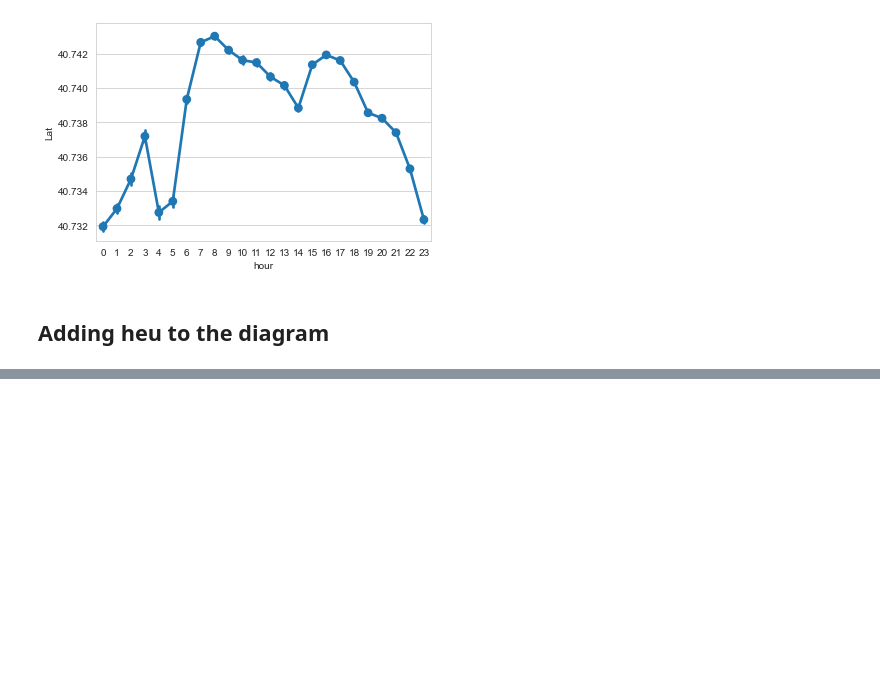
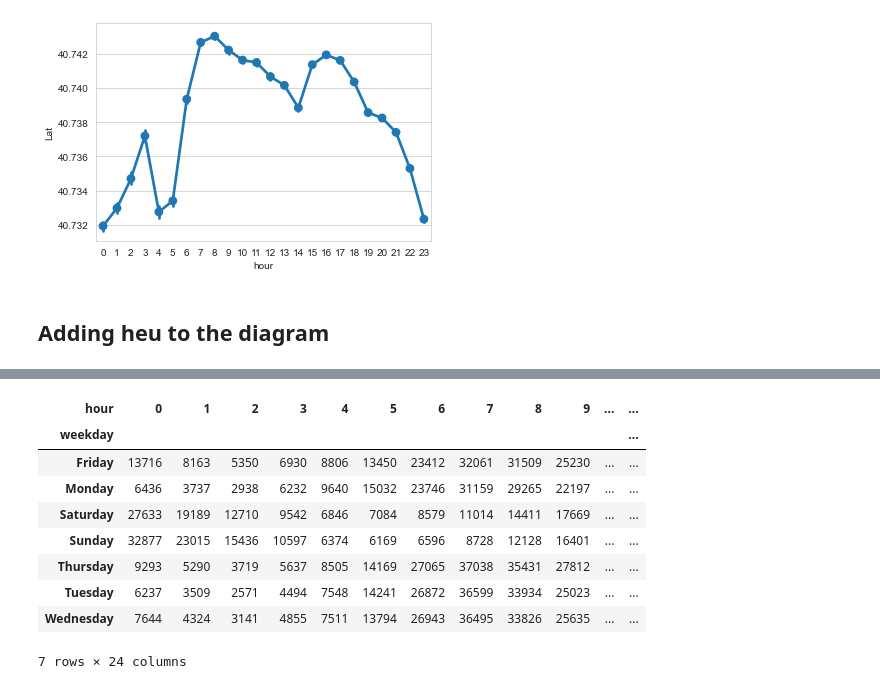
Before and after one commit to Ifegwu/data-analytics, a Jupyter notebook: data-multiple-sources.ipynb, the cells around one changed output, grey strips where cells are left out. Saved outputs shown, nothing was run; the diff lists cells and outputs as text; code cells hidden in the pictures; blank space fills up the shorter version.

```diff
--- a/data-multiple-sources.ipynb
+++ b/data-multiple-sources.ipynb
@@ -330,0 +358,14 @@ sns.lineplot(x='month', y='Date/Time', hue='Base', date=base)
+# %%
+pivot=by_cross.unstack()
+pivot
+# %% [output]
+| hour | 0 | 1 | 2 | 3 | 4 | 5 | 6 | 7 | 8 | 9 | ... | ... |
+| weekday |  |  |  |  |  |  |  |  |  |  |  | ... |
+| Friday | 13716 | 8163 | 5350 | 6930 | 8806 | 13450 | 23412 | 32061 | 31509 | 25230 | ... | ... |
+| Monday | 6436 | 3737 | 2938 | 6232 | 9640 | 15032 | 23746 | 31159 | 29265 | 22197 | ... | ... |
+| Saturday | 27633 | 19189 | 12710 | 9542 | 6846 | 7084 | 8579 | 11014 | 14411 | 17669 | ... | ... |
+| Sunday | 32877 | 23015 | 15436 | 10597 | 6374 | 6169 | 6596 | 8728 | 12128 | 16401 | ... | ... |
+| Thursday | 9293 | 5290 | 3719 | 5637 | 8505 | 14169 | 27065 | 37038 | 35431 | 27812 | ... | ... |
+| Tuesday | 6237 | 3509 | 2571 | 4494 | 7548 | 14241 | 26872 | 36599 | 33934 | 25023 | ... | ... |
+| Wednesday | 7644 | 4324 | 3141 | 4855 | 7511 | 13794 | 26943 | 36495 | 33826 | 25635 | ... | ... |
+7 rows × 24 columns
```
Also changed, not shown: parts of 23 cells of this notebook.
